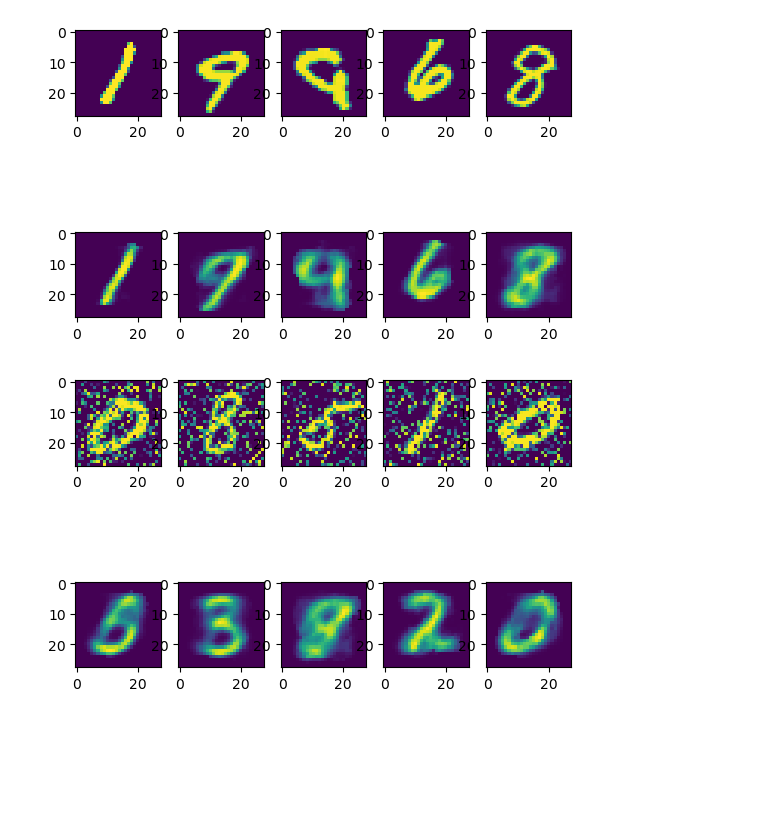
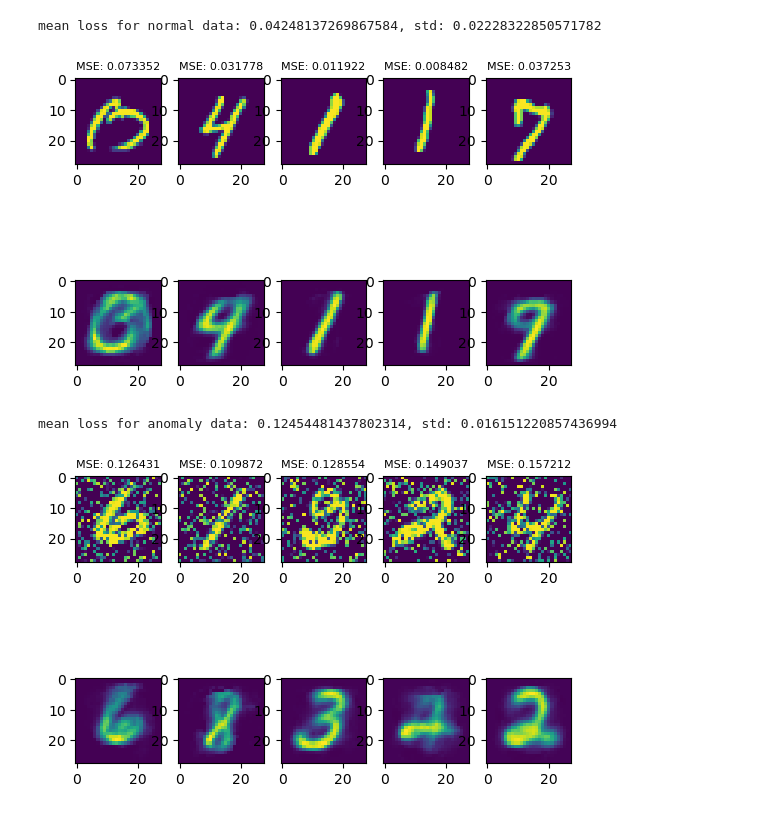
Before and after one commit to antongorillam/Computer-Vision-and-3D-Image-Processing, a Jupyter notebook: Anomaly Detection with Autoencoder/complex_autoencoder.ipynb, the cells around one changed output. Cells and saved outputs as stored; diff of their text form; code cells hidden in the pictures; blank space fills up the shorter version.

```diff
--- a/Anomaly Detection with Autoencoder/complex_autoencoder.ipynb
+++ b/Anomaly Detection with Autoencoder/complex_autoencoder.ipynb
@@ -6,14 +6,16 @@ from dataloader import DataLoader
 # %%
 IMG_DIM = 28
 MNIST_PATH = r"/home/anton/KTH/year5/5LSH0/mnist"
-EPOCHS = 50
-BATCH_SIZE = 10
+EPOCHS = 200
+BATCH_SIZE = 500
 LEARNING_RATE = 1e-3
+MOMENTUM = 5e-2
 WEIGHT_DECAY = 1e-5
+NOISE_BOUND = 0.3
 CORRUPT_DATA = None
 # %%
 class Autoencoder(nn.Module):
-    def __init__(self, ):
+    def __init__(self):
         super().__init__()
 
         self.encoder = nn.Sequential(
@@ -113,5 +149,5 @@ def evaluate(data_loader):
 # %%
 dl = DataLoader()
-dl.prepareMNIST(mnist_path=MNIST_PATH, num_train_data=5000, num_normal_data=100, num_anomaly_data=100, corrupt_train=CORRUPT_DATA)
-train_loader, normal_loader, anomaly_loader = dl.getDataLoaderMNIST(batch_size=500)
+dl.prepareMNIST(mnist_path=MNIST_PATH, num_train_data=5000, num_normal_data=100, num_anomaly_data=100, corrupt_train=CORRUPT_DATA, noise_bound=NOISE_BOUND)
+train_loader, val_loader, normal_loader, anomaly_loader = dl.getDataLoaderMNIST(batch_size=BATCH_SIZE)
 # %%
@@ -138,30 +181,48 @@ Time elapsed: 00:39, epoch: 50/50, loss: 0.08
 # %%
 import matplotlib.pyplot as plt
 import numpy as np
 
+FIGURE_FONT_SIZE = 8
 fig = plt.figure()
+out = evaluate_image(normal_loader)
 for i in range(1, 6):
-        normal_image, reconstructed_normal_image = evaluate(normal_loader)
-        fig.add_subplot(2, 5, i)
-        plt.imshow(np.array(normal_image[0]).reshape(IMG_DIM, IMG_DIM))
-        fig.add_subplot(2, 5, i+5)
-        plt.imshow(np.array(reconstructed_normal_image[0]).reshape(IMG_DIM, IMG_DIM))
+        original_image, reconstrucet_image, loss, _ = out[i]
+        ax1 = fig.add_subplot(2, 5, i)
+        ax1.set_title(f"MSE: {loss:2f}", fontsize=FIGURE_FONT_SIZE)
+        plt.imshow(np.array(original_image).reshape(IMG_DIM, IMG_DIM))
+        ax2 = fig.add_subplot(2, 5, i+5)
+        # ax2.set_title(f"MSE: {loss:2f}", fontsize=FIGURE_FONT_SIZE)
+        plt.imshow(np.array(reconstrucet_image).reshape(IMG_DIM, IMG_DIM))
 
-plt.savefig(f"regular_training_normal_reconstruction_MNIST_noise_lvl_{'03'}_corrupt_train_data")
+mean_loss = np.mean([element[2] for element in out])
+std_loss = np.std([element[2] for element in out])
+print(f"mean loss for normal data: {mean_loss}, std: {std_loss}")
+
+plt.savefig(f"regular_training_normal_reconstruction_MNIST_noise_lvl{'03'}")
 plt.show()
 plt.close()
 
 fig = plt.figure()
+out = evaluate_image(anomaly_loader)
 for i in range(1, 6):
-        anomaly_image, reconstructed_anomaly_image = evaluate(anomaly_loader)
-        fig.add_subplot(2, 5, i)
-        plt.imshow(np.array(anomaly_image[0]).reshape(IMG_DIM, IMG_DIM))
-        fig.add_subplot(2, 5, i+5)
-        plt.imshow(np.array(reconstructed_anomaly_image[0]).reshape(IMG_DIM, IMG_DIM))
+        original_image, reconstrucet_image, loss, _ = out[i]
+        ax1 = fig.add_subplot(2, 5, i)
+        ax1.set_title(f"MSE: {loss:2f}", fontsize=FIGURE_FONT_SIZE)
+        plt.imshow(np.array(original_image).reshape(IMG_DIM, IMG_DIM))
+        ax2 = fig.add_subplot(2, 5, i+5)
+        # ax2.set_title(f"MSE: {loss:2f}", fontsize=FIGURE_FONT_SIZE)
+        plt.imshow(np.array(reconstrucet_image).reshape(IMG_DIM, IMG_DIM))
 
-plt.savefig(f"regular_training_anomaly_reconstruction_MNIST_noise_lvl_{'03'}_corrupt_train_data")
+mean_loss = np.mean([element[2] for element in out])
+std_loss = np.std([element[2] for element in out])
+
+print(f"mean loss for anomaly data: {mean_loss}, std: {std_loss}")
+
+plt.savefig(f"regular_training_anomaly_reconstruction_MNIST_noise_lvl{'03'}")
 plt.show()
 plt.close()
 # %% [output]
+mean loss for normal data: 0.04248137269867584, std: 0.02228322850571782
-[figure, old version]
+[figure, new version]
+mean loss for anomaly data: 0.12454481437802314, std: 0.016151220857436994
-[figure, old version]
+[figure, new version]
```
Also changed, not shown: parts of 5 cells of this notebook, 54 other files.
